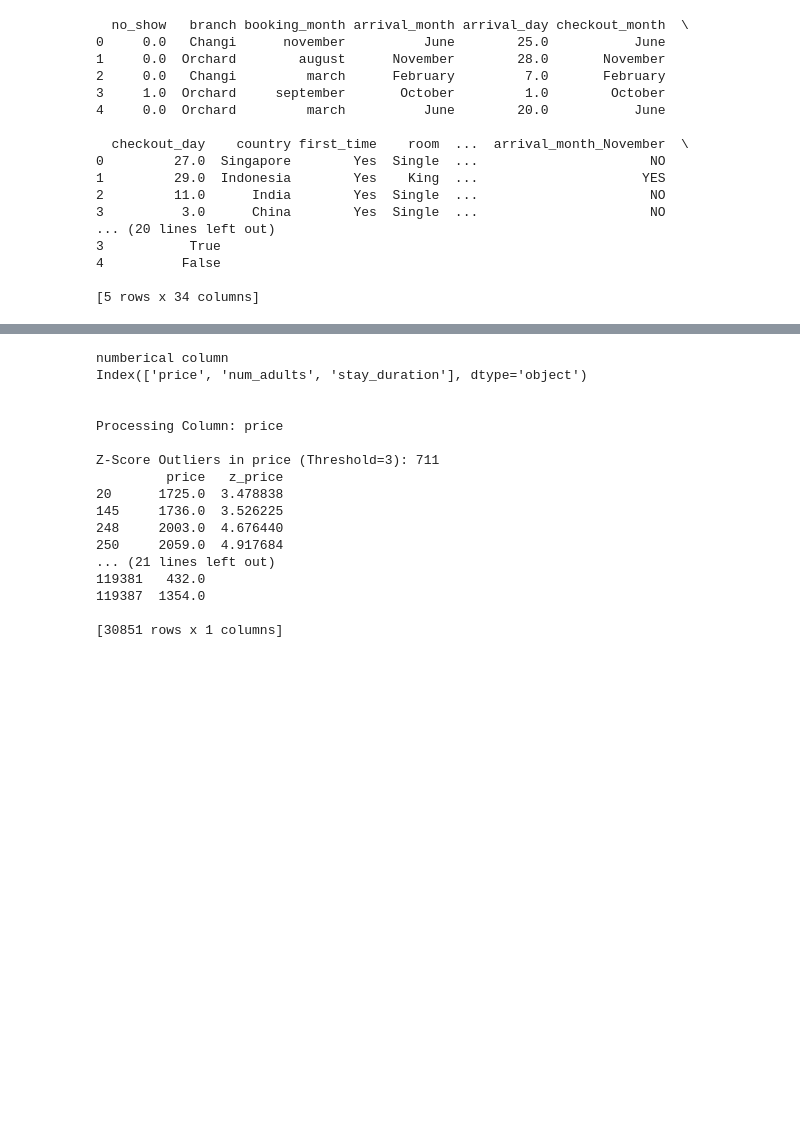
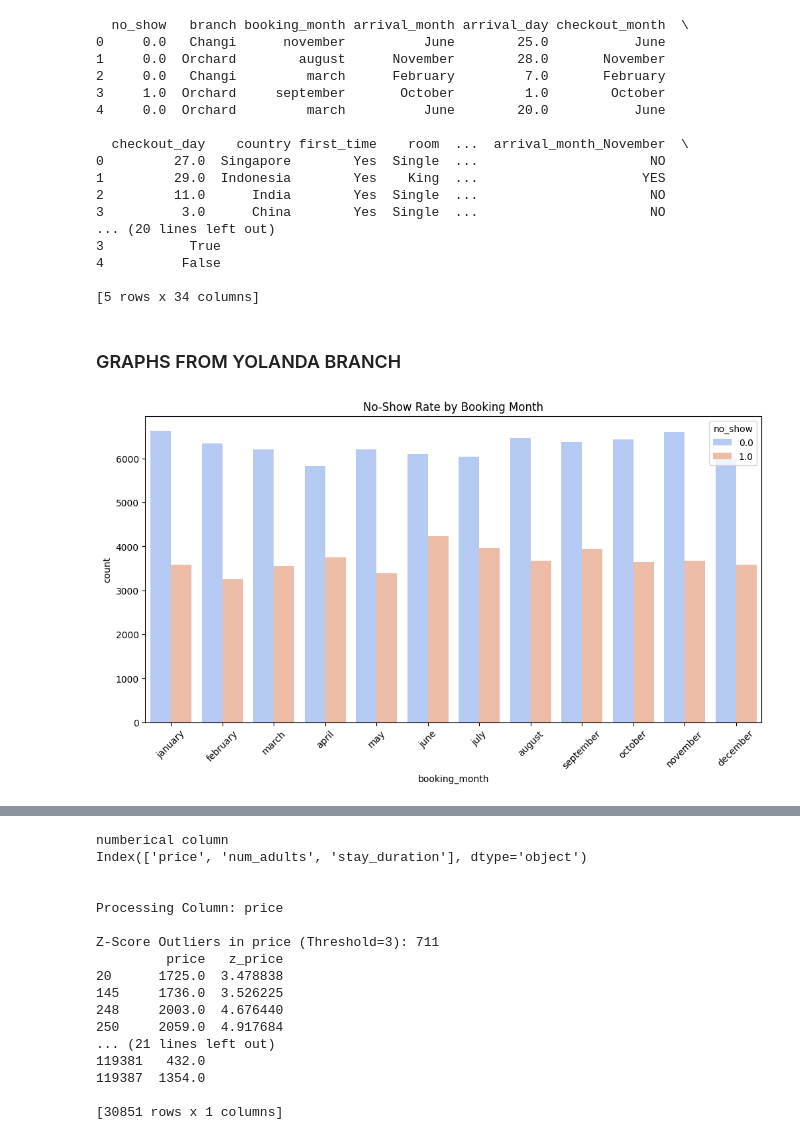
Before and after one commit to e-seet/inf2008ML, a Jupyter notebook: notebook-v2.ipynb, the cells around one changed output, grey strips where cells are left out. Cells and saved outputs as stored; diff of their text form; code cells hidden in the pictures; blank space fills up the shorter version.

Commit message:
Added graphs from yolanda branch

```diff
--- a/notebook-v2.ipynb
+++ b/notebook-v2.ipynb
@@ -1371,3 +1371,19 @@ print(data.head())
 4          False
 
 [5 rows x 34 columns]
+# %% [markdown]
+### GRAPHS FROM YOLANDA BRANCH
+# %%
+# Categorical Feature Exploration - Booking Trends
+# Define the correct month order
+month_order = ["january", "february", "march", "april", "may", "june",
+                "july", "august", "september", "october", "november", "december"]
+
+plt.figure(figsize=(12, 6))
+sns.countplot(x='booking_month', hue='no_show', data=data, palette='coolwarm',
+                order=month_order)  # Set the correct order
+plt.title("No-Show Rate by Booking Month")
+plt.xticks(rotation=45)  # Rotate labels for better visibility
+plt.show()
+# %% [output]
+[figure, added]
```
Also changed, not shown: parts of 3 cells of this notebook, 1 other file.
